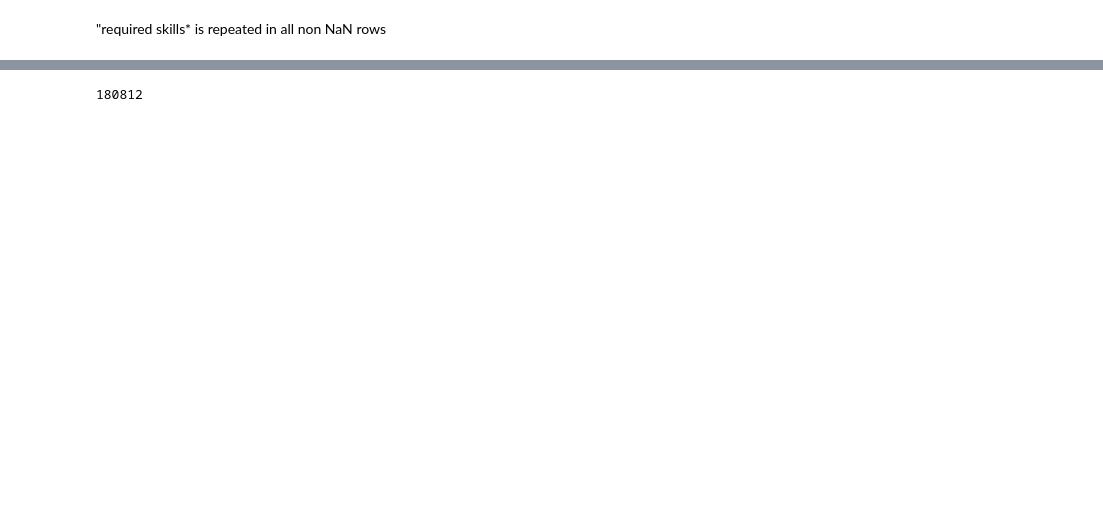
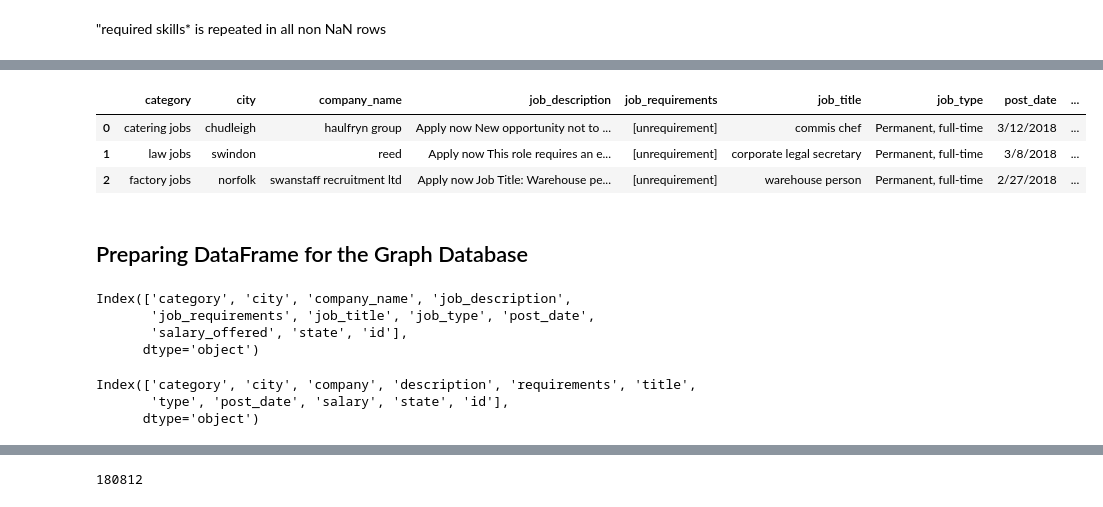
Before and after one commit to EduHdzVillasana/Technical-Test-Torre, a Jupyter notebook: Notebook.ipynb, the cells around one changed output, grey strips where cells are left out. Drawn from its saved outputs; the diff is of its cells as text; code cells hidden in the pictures; blank space fills up the shorter version.

```diff
--- a/Notebook.ipynb
+++ b/Notebook.ipynb
@@ -189,0 +216,7 @@ tokenized = df_req.apply(nltk.word_tokenize)
+# %%
+df.head(3)
+# %% [output]
+|  | category | city | company_name | job_description | job_requirements | job_title | job_type | post_date | ... |
+| 0 | catering jobs | chudleigh | haulfryn group | Apply now New opportunity not to ... | [unrequirement] | commis chef | Permanent, full-time | 3/12/2018 | ... |
+| 1 | law jobs | swindon | reed | Apply now This role requires an e... | [unrequirement] | corporate legal secretary | Permanent, full-time | 3/8/2018 | ... |
+| 2 | factory jobs | norfolk | swanstaff recruitment ltd | Apply now Job Title: Warehouse pe... | [unrequirement] | warehouse person | Permanent, full-time | 2/27/2018 | ... |
@@ -189,0 +225,9 @@ tokenized = df_req.apply(nltk.word_tokenize)
+# %% [markdown]
+## Preparing DataFrame for the Graph Database
+# %%
+df_cleaned.columns
+# %% [output]
+Index(['category', 'city', 'company_name', 'job_description',
+       'job_requirements', 'job_title', 'job_type', 'post_date',
+       'salary_offered', 'state', 'id'],
+      dtype='object')
@@ -189,0 +236,6 @@ tokenized = df_req.apply(nltk.word_tokenize)
+# %%
+df_celaned.columns
+# %% [output]
+Index(['category', 'city', 'company', 'description', 'requirements', 'title',
+       'type', 'post_date', 'salary', 'state', 'id'],
+      dtype='object')
```
Also changed, not shown: parts of 37 cells of this notebook.
